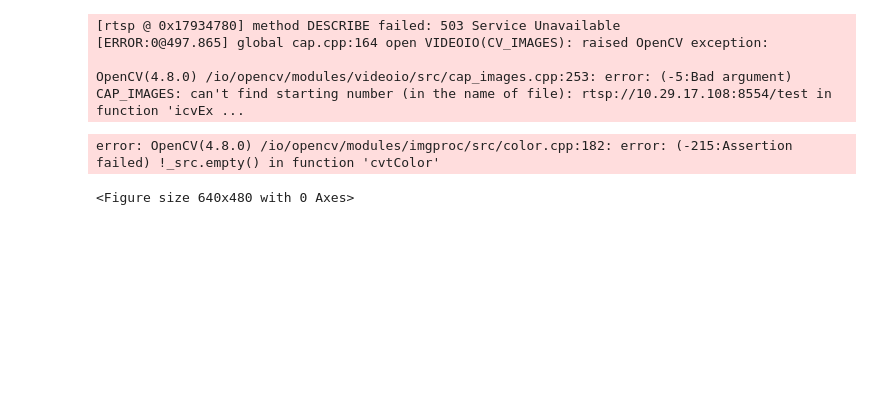
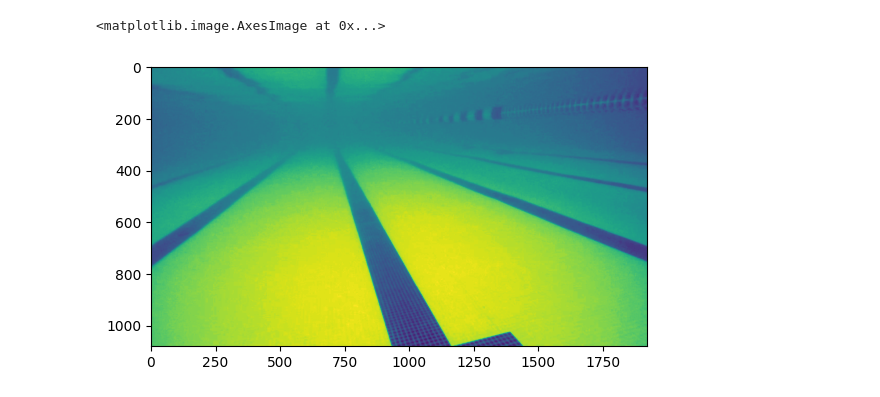
Before and after one commit to TonehavenE/cv-intro, a Jupyter notebook: test.ipynb, the cells around one changed output. Saved outputs shown, nothing was run; the diff lists cells and outputs as text; code cells hidden in the pictures; blank space fills up the shorter version.

```diff
--- a/test.ipynb
+++ b/test.ipynb
@@ -146,12 +107,5 @@ plt.imshow(color_img)
 # %%
-vcap = cv2.VideoCapture("rtsp://10.29.17.108:8554/test")
-ret, frame = vcap.read()
-plt.savefig("rov_photo.png")
-plt.imshow(cv2.cvtColor(frame,cv2.COLOR_BGR2RGB))
+# vcap = cv2.VideoCapture("rtsp://10.29.17.108:8554/test")
+# ret, frame = vcap.read()
+# plt.savefig("rov_photo.png")
+# plt.imshow(cv2.cvtColor(frame,cv2.COLOR_BGR2RGB))
-# %% [output]
-[rtsp @ 0x17934780] method DESCRIBE failed: 503 Service Unavailable
-[ERROR:0@497.865] global cap.cpp:164 open VIDEOIO(CV_IMAGES): raised OpenCV exception:
-
-OpenCV(4.8.0) /io/opencv/modules/videoio/src/cap_images.cpp:253: error: (-5:Bad argument) CAP_IMAGES: can't find starting number (in the name of file): rtsp://10.29.17.108:8554/test in function 'icvEx ...
-error: OpenCV(4.8.0) /io/opencv/modules/imgproc/src/color.cpp:182: error: (-215:Assertion failed) !_src.empty() in function 'cvtColor'
-<Figure size 640x480 with 0 Axes>
@@ -157,0 +114,6 @@ error: OpenCV(4.8.0) /io/opencv/modules/imgproc/src/color.cpp:182: error: (-215:
+# %%
+gray = cv2.cvtColor(img, cv2.COLOR_BGR2GRAY) # convert to grayscale
+plt.imshow(gray)
+# %% [output]
+<matplotlib.image.AxesImage at 0x...>
+[figure, added]
```
Also changed, not shown: parts of 14 cells of this notebook, 2 other files.
